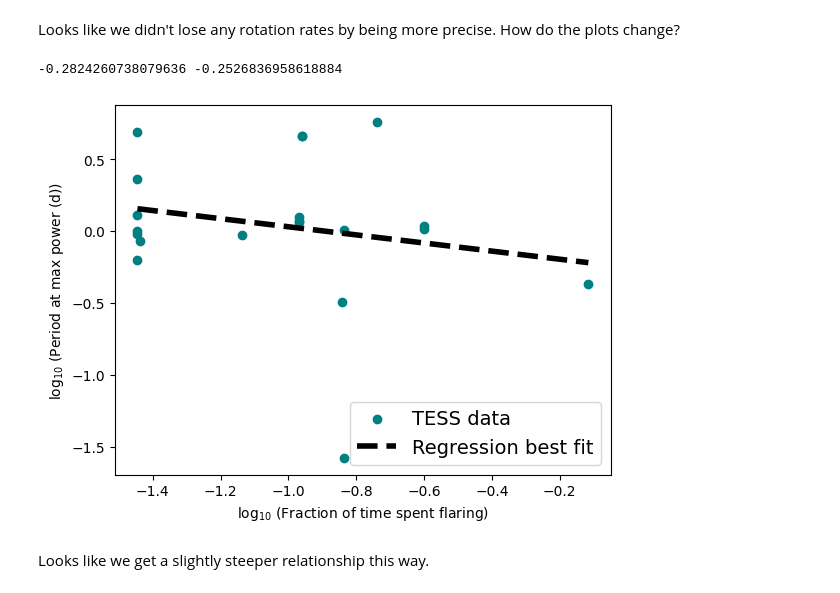
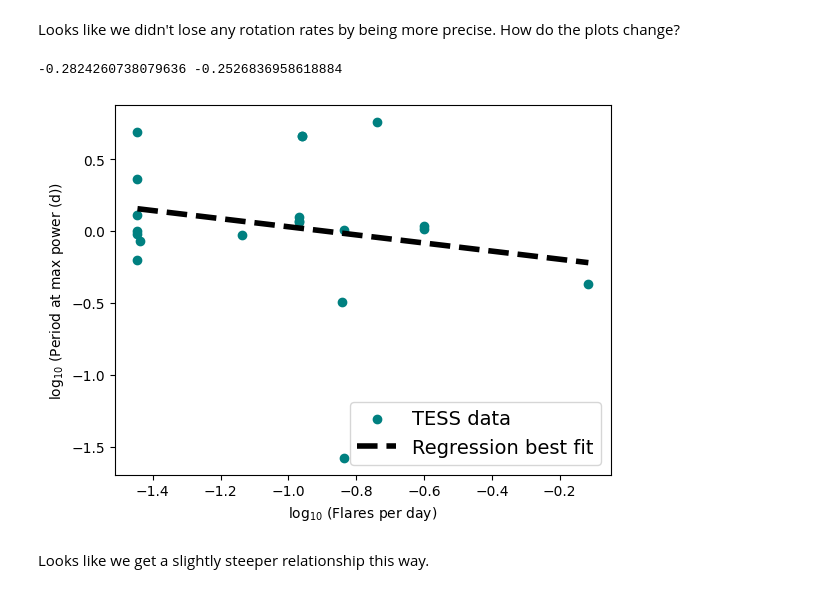
Before and after one commit to spacetelescope/project-tikebook, a Jupyter notebook: notebooks/7-rotation-speeds/interm_rotation_rate_solutions.ipynb, the cells around one changed output. Saved outputs shown, nothing was run; the diff lists cells and outputs as text; code cells hidden in the pictures.

```diff
--- a/notebooks/7-rotation-speeds/interm_rotation_rate_solutions.ipynb
+++ b/notebooks/7-rotation-speeds/interm_rotation_rate_solutions.ipynb
@@ -442,23 +441,23 @@ Looks like we didn't lose any rotation rates by being more precise. How do the p
 # %%
 rot_rates_cleaned = rot_rates[flare_rates>0.0]
 flare_rates_cleaned = flare_rates[flare_rates>0.0]
 
 slope, intercept, r_value, p_value, std_err = scipy.stats.linregress(np.log10(flare_rates_cleaned), np.log10(rot_rates_cleaned))
 
 x = np.linspace(np.min(np.log10(flare_rates_cleaned)), np.max(np.log10(flare_rates_cleaned)), 100)
 y = slope * x + intercept
 
 plt.scatter(np.log10(flare_rates), np.log10(rot_rates), color='teal', label='TESS data')
 plt.plot(x,y, color='black', linestyle='--', lw=4, label='Regression best fit')
 
-plt.xlabel(r'$\log_{10}$' + ' (Fraction of time spent flaring)')
+plt.xlabel(r'$\log_{10}$' + ' (Flares per day)')
 plt.ylabel(r'$\log_{10}$' + ' (Period at max power (d))')
 plt.legend(fontsize=14);
 
 print(slope, intercept)
 # %% [output]
 -0.2824260738079636 -0.2526836958618884
-[figure, old version]
+[figure, new version]
 # %% [markdown]
 Looks like we get a slightly steeper relationship this way.
 # %% [markdown]
```
Also changed, not shown: parts of 7 cells of this notebook.
